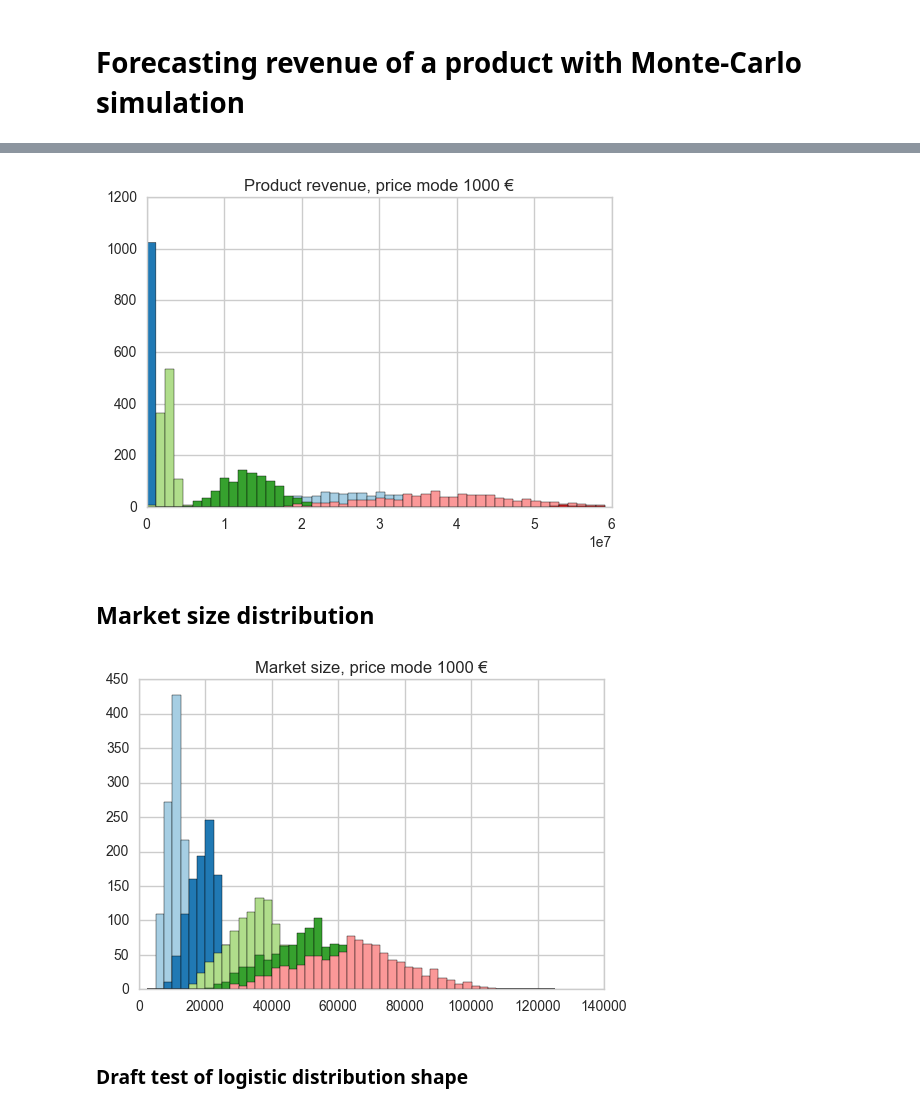
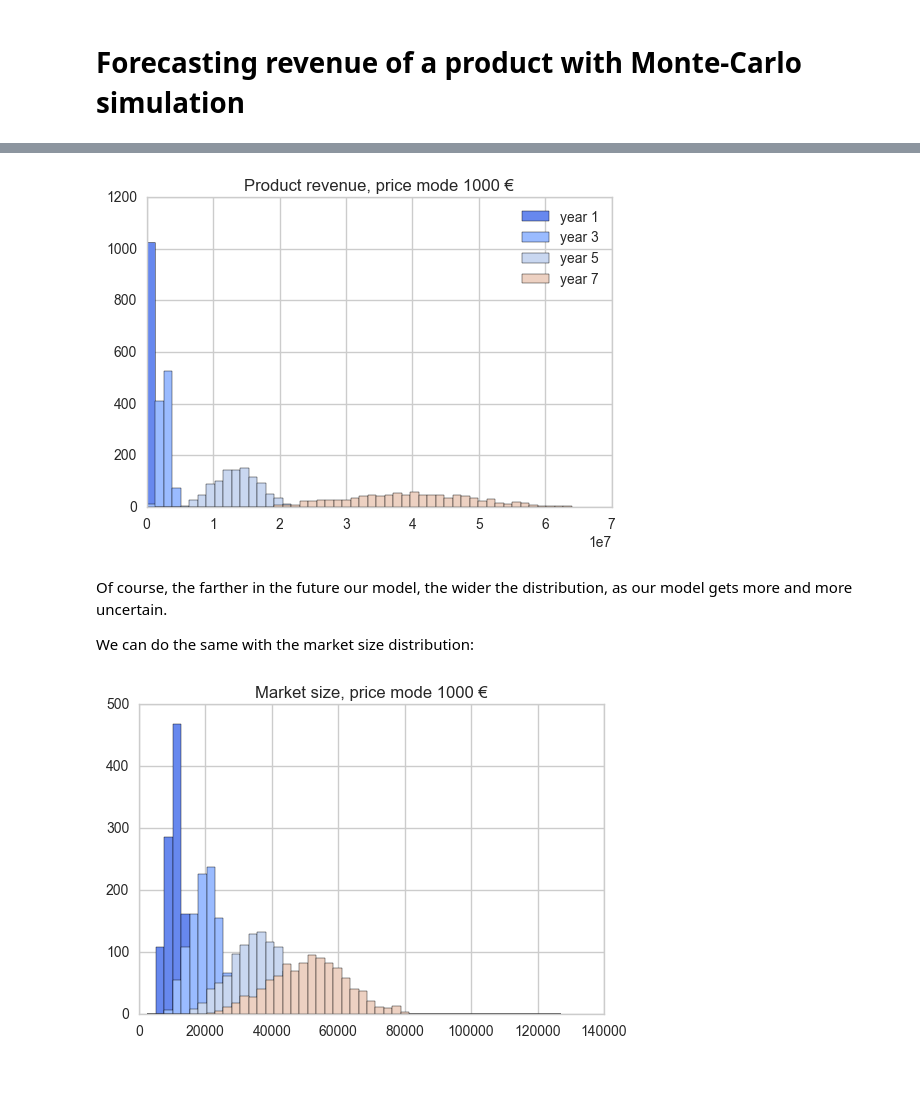
Before and after one commit to dariodata/product-revenue-forecast, a Jupyter notebook: product-revenue-forecast.ipynb, the cells around one changed output, grey strips where cells are left out. Drawn from its saved outputs; the diff is of its cells as text; code cells hidden in the pictures; blank space fills up the shorter version.

```diff
--- a/product-revenue-forecast.ipynb
+++ b/product-revenue-forecast.ipynb
@@ -3,19 +14,10 @@
 # %%
-# -*- coding: utf-8 -*-
-"""
-Created on Wed May 20 12:09:39 2015
-
-Simulates a market forecast based on current assumptions and set of probabili-
-ties for development.
-
-@author: arcosdid
-"""
 import numpy as np
 from pylab import triangular, zeros, percentile
 from scipy.stats import binom
 import pandas as pd
 import seaborn as sns
-sns.set_palette('Paired')
+sns.set_palette('coolwarm')
 sns.set_style("whitegrid")
 import matplotlib.pyplot as plt
 %matplotlib inline
@@ -220,33 +232,28 @@ plt.show()
 # %%
-#%%
 ax1 = plt.subplot(111)
 ax1
-#width = 4e12
-#height=50*N/1024
 plt.title("Product revenue, price mode %s €" %price_mode)
-plt.hist(r, bins=50, range=(0, r.max()), )
-plt.hist(rev[0], bins=50, range=(0, r.max()), )
-plt.hist(rev[2], bins=50, range=(0, r.max()), )
-plt.hist(rev[4], bins=50, range=(0, r.max()), )
-plt.hist(rev[6], bins=50, range=(0, r.max()), )
-plt.hist(rev[9], bins=50, range=(0, r.max()), )#axis([0,width,0,height])
+plt.hist(rev[0], bins=50, range=(0, r.max()), label='year 1')
+plt.hist(rev[2], bins=50, range=(0, r.max()), label='year 3')
+plt.hist(rev[4], bins=50, range=(0, r.max()), label='year 5')#axis([0,width,0,height])
+plt.hist(rev[6], bins=50, range=(0, r.max()), label='year 7')
+plt.legend()
 plt.show()
 # %% [output]
-[figure, old version]
+[figure, new version]
-# %% [markdown]
-## Market size distribution
+# %% [markdown]
+Of course, the farther in the future our model, the wider the distribution, as our model gets more and more uncertain.
+
+We can do the same with the market size distribution:
 # %%
 ax2 = plt.subplot(111)
 ax2
 plt.title("Market size, price mode %s €" %price_mode)
 #hist(c, bins=50, range=(0, c.max()), )
-plt.hist(usr[0], bins=50, range=(0, u.max()), )
-plt.hist(usr[2], bins=50, range=(0, u.max()), )
-plt.hist(usr[4], bins=50, range=(0, u.max()), )
-plt.hist(usr[6], bins=50, range=(0, u.max()), )
-plt.hist(usr[9], bins=50, range=(0, u.max()), )
+plt.hist(usr[0], bins=50, range=(0, u.max()), label='year 1')
+plt.hist(usr[2], bins=50, range=(0, u.max()), label='year 3')
+plt.hist(usr[4], bins=50, range=(0, u.max()), label='year 5')
+plt.hist(usr[6], bins=50, range=(0, u.max()), label='year 7')
 plt.show()
 # %% [output]
-[figure, old version]
+[figure, new version]
-# %% [markdown]
-### Draft test of logistic distribution shape
```
Also changed, not shown: parts of 33 cells of this notebook.
